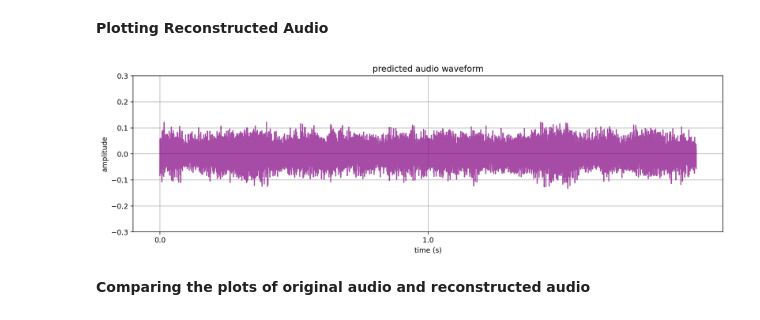
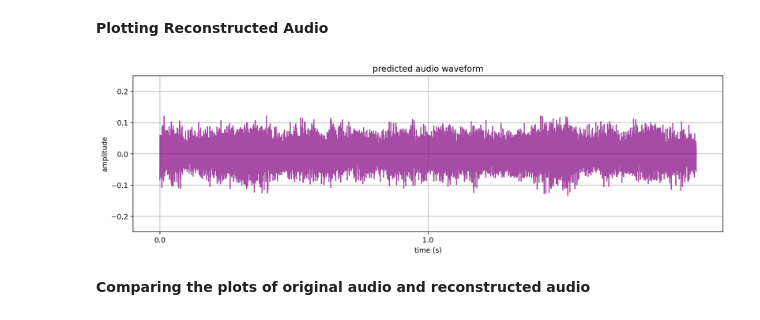
Before and after one commit to arulsingh/fork-it-assignment-2, a Jupyter notebook: Task_2/subtask_2.ipynb, the cells around one changed output. Drawn from its saved outputs; the diff is of its cells as text; code cells hidden in the pictures.

```diff
--- a/Task_2/subtask_2.ipynb
+++ b/Task_2/subtask_2.ipynb
@@ -209,9 +203,21 @@ L1 Norm 4197.2573
 L2 Norm: 17.423702
 # %% [markdown]
 **Plotting Reconstructed Audio**
-# %%
-audio_plot(pred_audio, sr, 'purple', 'predicted audio waveform')
-# %% [output]
-[figure, removed]
+# %%
+sr = 44100
+plt.figure(figsize=(15, 4))
+plt.plot(pred_audio, color='purple', alpha=0.7)
+num_samples = len(pred_audio)
+xticks = np.arange(0, num_samples, sr)
+xticklabels = np.arange(0, num_samples / sr, 1)
+plt.xticks(xticks, xticklabels)
+plt.ylim(-0.25, 0.25)
+plt.xlabel('time (s)')
+plt.ylabel('amplitude')
+plt.title('predicted audio waveform')
+plt.grid()
+plt.show()
+# %% [output]
+[figure, added]
 # %% [markdown]
 **Comparing the plots of original audio and reconstructed audio**
```
Also changed, not shown: parts of 20 cells of this notebook.
